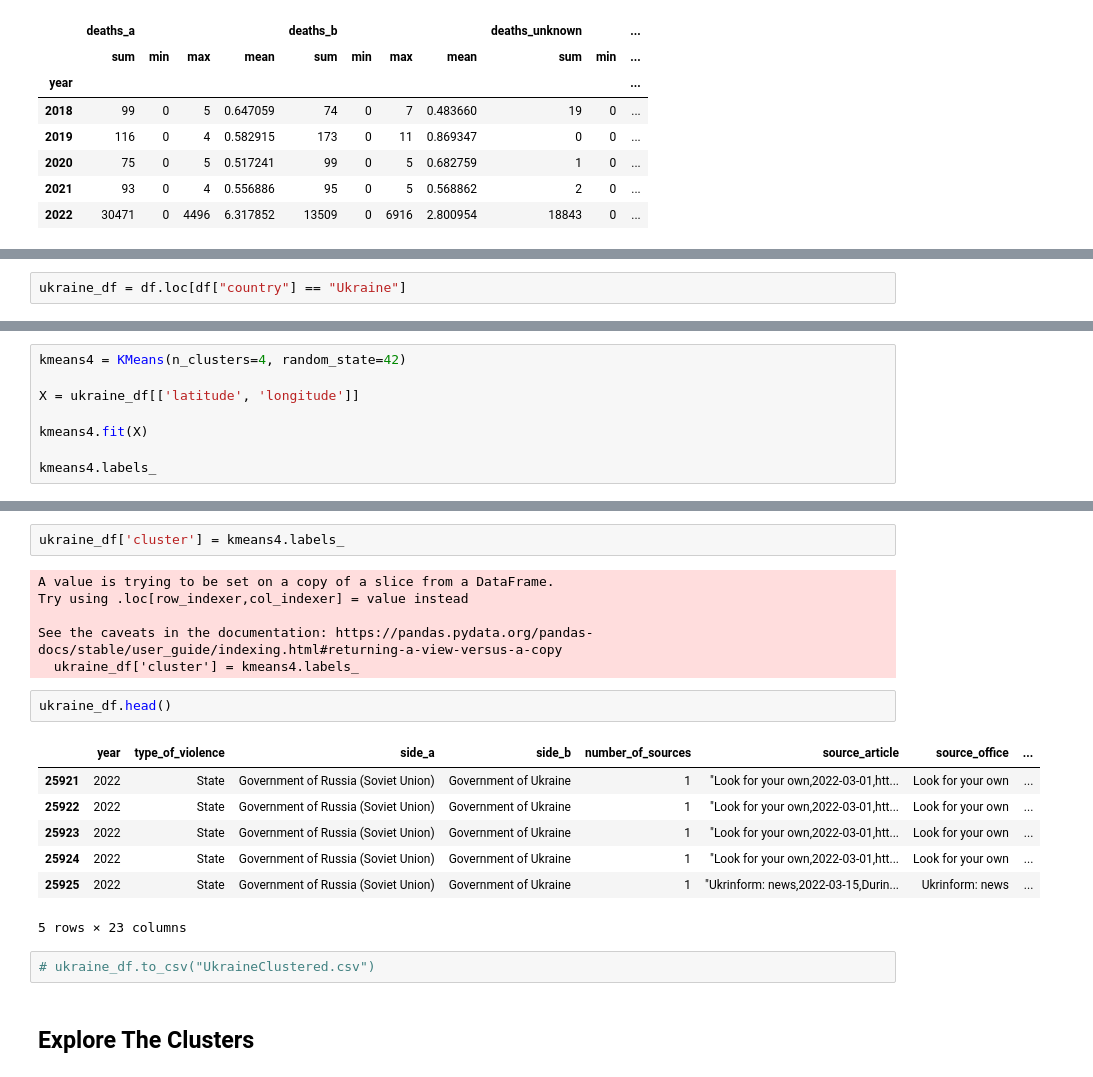
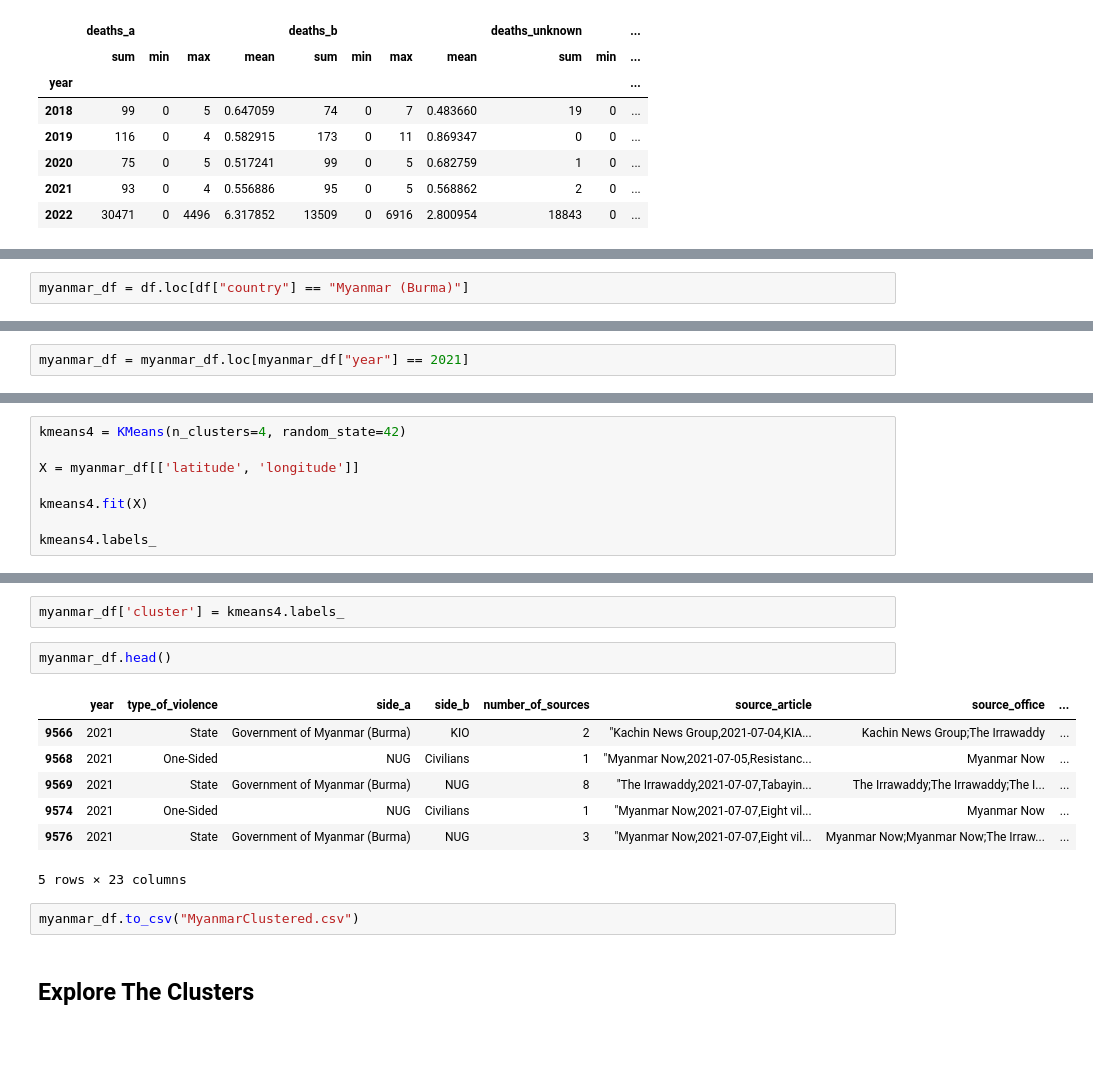
Before and after one commit to Krutik-Patel/DataVis-Assignment-3, a Jupyter notebook: experiments/IMT2021055/stats.ipynb, the cells around one changed output, grey strips where cells are left out. Cells and saved outputs as stored; diff of their text form; blank space fills up the shorter version.

```diff
--- a/experiments/IMT2021055/stats.ipynb
+++ b/experiments/IMT2021055/stats.ipynb
@@ -163,2 +341,2 @@ regionCountryYear_df.loc["Europe"].loc["Ukraine"]
 # %%
-ukraine_df = df.loc[df["country"] == "Ukraine"]
+myanmar_df = df.loc[df["country"] == "Myanmar (Burma)"]
@@ -167 +343,3 @@ ukraine_df = ukraine_df.loc[ukraine_df["year"] == 2022]
+# %%
+myanmar_df = myanmar_df.loc[myanmar_df["year"] == 2021]
 # %%
@@ -173,7 +351,7 @@ ukraine_df.shape
 # %%
 kmeans4 = KMeans(n_clusters=4, random_state=42)
 
-X = ukraine_df[['latitude', 'longitude']]
+X = myanmar_df[['latitude', 'longitude']]
 
 kmeans4.fit(X)
 
@@ -183,23 +377,17 @@ array([2, 3, 2, ..., 0, 0, 0])
 # %%
-ukraine_df['cluster'] = kmeans4.labels_
+myanmar_df['cluster'] = kmeans4.labels_
-# %% [output]
-A value is trying to be set on a copy of a slice from a DataFrame.
-Try using .loc[row_indexer,col_indexer] = value instead
-
-See the caveats in the documentation: https://pandas.pydata.org/pandas-docs/stable/user_guide/indexing.html#returning-a-view-versus-a-copy
-  ukraine_df['cluster'] = kmeans4.labels_
 # %%
-ukraine_df.head()
+myanmar_df.head()
 # %% [output]
 |  | year | type_of_violence | side_a | side_b | number_of_sources | source_article | source_office | ... |
-| 25921 | 2022 | State | Government of Russia (Soviet Union) | Government of Ukraine | 1 | "Look for your own,2022-03-01,htt... | Look for your own | ... |
-| 25922 | 2022 | State | Government of Russia (Soviet Union) | Government of Ukraine | 1 | "Look for your own,2022-03-01,htt... | Look for your own | ... |
-| 25923 | 2022 | State | Government of Russia (Soviet Union) | Government of Ukraine | 1 | "Look for your own,2022-03-01,htt... | Look for your own | ... |
-| 25924 | 2022 | State | Government of Russia (Soviet Union) | Government of Ukraine | 1 | "Look for your own,2022-03-01,htt... | Look for your own | ... |
-| 25925 | 2022 | State | Government of Russia (Soviet Union) | Government of Ukraine | 1 | "Ukrinform: news,2022-03-15,Durin... | Ukrinform: news | ... |
+| 9566 | 2021 | State | Government of Myanmar (Burma) | KIO | 2 | "Kachin News Group,2021-07-04,KIA... | Kachin News Group;The Irrawaddy | ... |
+| 9568 | 2021 | One-Sided | NUG | Civilians | 1 | "Myanmar Now,2021-07-05,Resistanc... | Myanmar Now | ... |
+| 9569 | 2021 | State | Government of Myanmar (Burma) | NUG | 8 | "The Irrawaddy,2021-07-07,Tabayin... | The Irrawaddy;The Irrawaddy;The I... | ... |
+| 9574 | 2021 | One-Sided | NUG | Civilians | 1 | "Myanmar Now,2021-07-07,Eight vil... | Myanmar Now | ... |
+| 9576 | 2021 | State | Government of Myanmar (Burma) | NUG | 3 | "Myanmar Now,2021-07-07,Eight vil... | Myanmar Now;Myanmar Now;The Irraw... | ... |
 5 rows × 23 columns
-# %%
-# ukraine_df.to_csv("UkraineClustered.csv")
+# %%
+myanmar_df.to_csv("MyanmarClustered.csv")
 # %% [markdown]
 ## Explore The Clusters
 # %%
```
Also changed, not shown: parts of 29 cells of this notebook, 2 other files.
